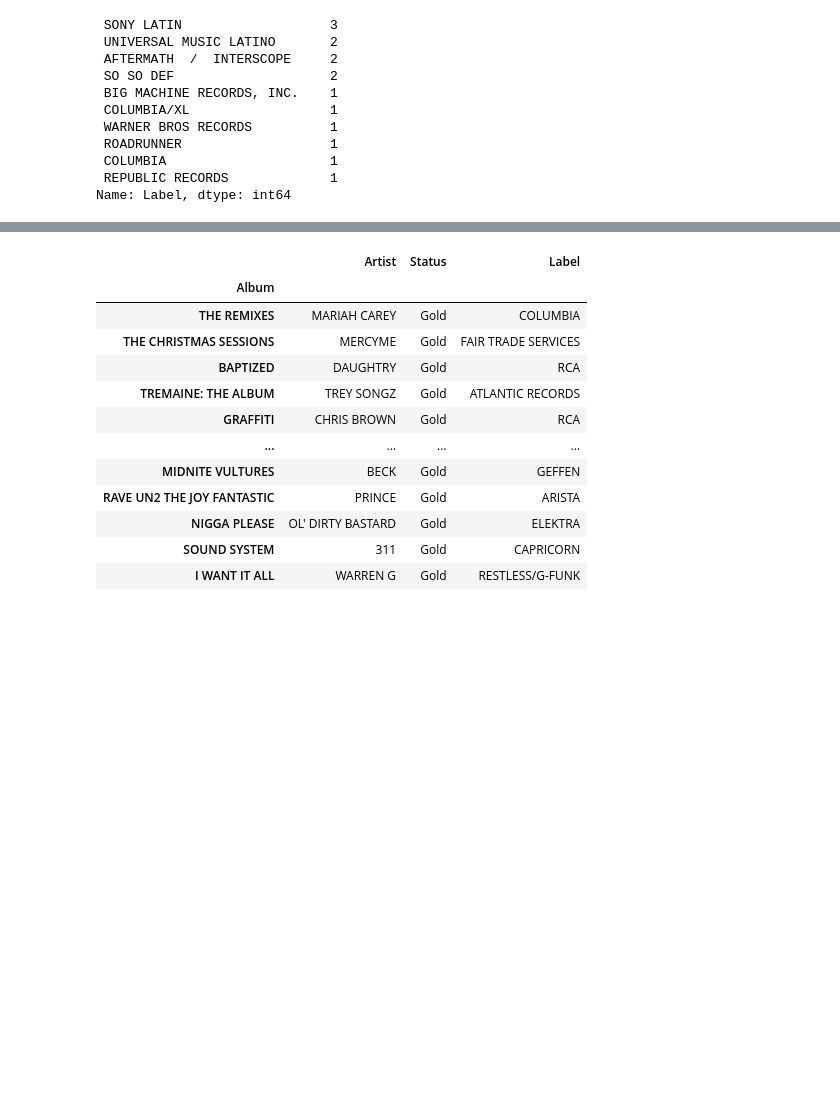
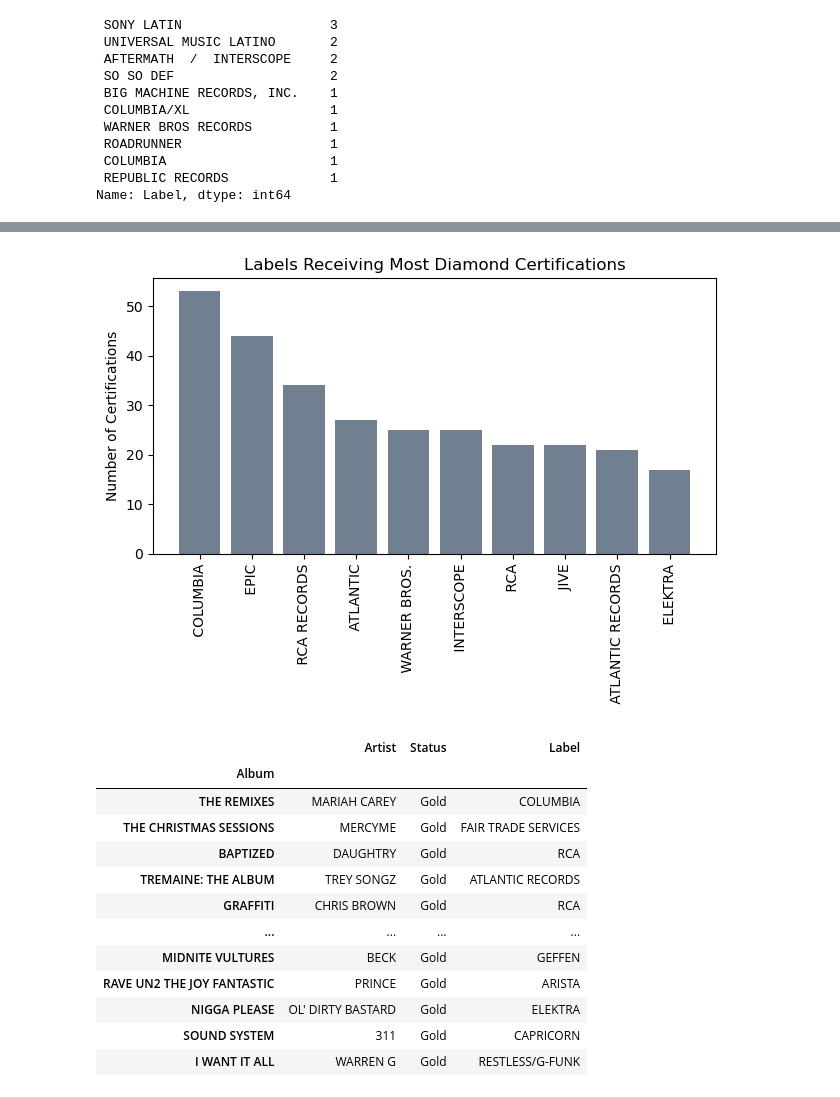
Before and after one commit to samipete/Project-1, a Jupyter notebook: RIAA analysis .ipynb, the cells around one changed output, grey strips where cells are left out. Drawn from its saved outputs; the diff is of its cells as text; code cells hidden in the pictures; blank space fills up the shorter version.

```diff
--- a/RIAA analysis .ipynb
+++ b/RIAA analysis .ipynb
@@ -404,0 +433,5 @@ plt.show()
+# %%
+# which labels have achieved platinum status?
+platnium_labels=platnium["Label"].value_counts()
+platnium_labels = platnium_labels.head(10)
+platnium_labels
@@ -405,3 +450,13 @@ plt.show()
+# %%
+#plot top ten labels receiving platinum
+plt.bar(platnium_labels.index.values, platnium_labels.values, facecolor = 'slategrey')
+plt.ylabel('Number of Certifications')
+plt.xticks(rotation= 'vertical')
+plt.title('Labels Receiving Most Diamond Certifications')
+plt.tight_layout()
+plt.show()
+# %% [output]
+[figure, added]
 # %%
 # creating gold status dataframe
 index=riaa.set_index(["Album"])
```
Also changed, not shown: parts of 11 cells of this notebook, 26 other files.
